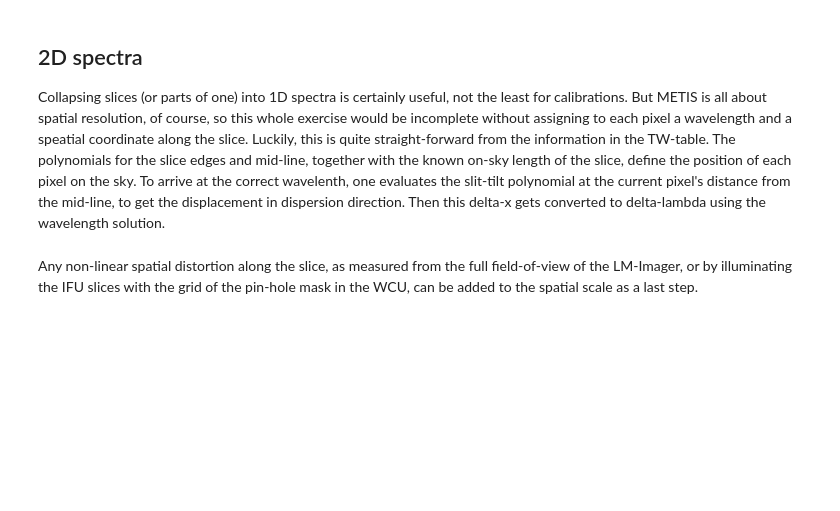
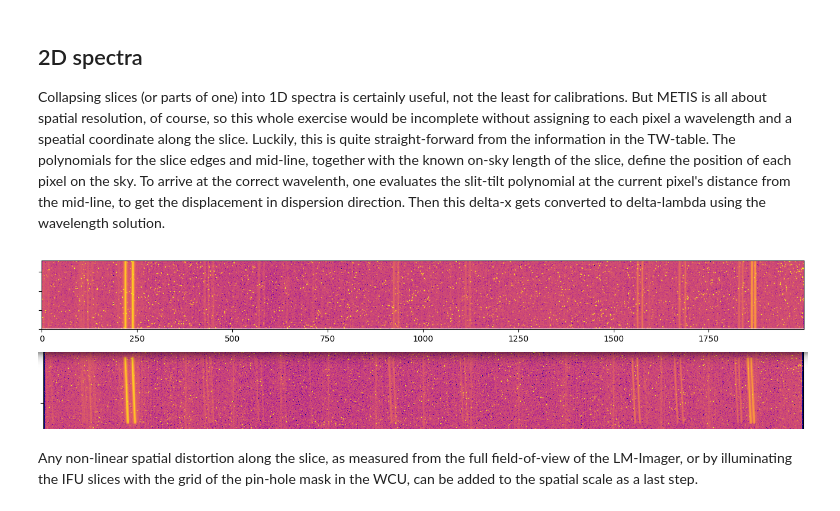
Before and after one commit to AstarVienna/CriticalAlgorithms, a Jupyter notebook: LMSdist/LMS distortion.ipynb, the cells around one changed output. Drawn from its saved outputs; the diff is of its cells as text; code cells hidden in the pictures; blank space fills up the shorter version.

```diff
--- a/LMSdist/LMS distortion.ipynb
+++ b/LMSdist/LMS distortion.ipynb
@@ -122,2 +120,7 @@ Luckily, this is quite straight-forward from the information in the TW-table. Th
+# %%
+# plot missing, due to technical difficulties, this is a stand-in from CRIRES-data.
+display(Image(filename='crires_2d_rect.png'))
+# %% [output]
+[figure, added]
 # %% [markdown]
 Any non-linear spatial distortion along the slice, as measured from the full field-of-view of the LM-Imager, or by illuminating the IFU slices with the grid of the pin-hole mask in the WCU, can be added to the spatial scale as a last step.
```
Also changed, not shown: parts of 2 cells of this notebook.
